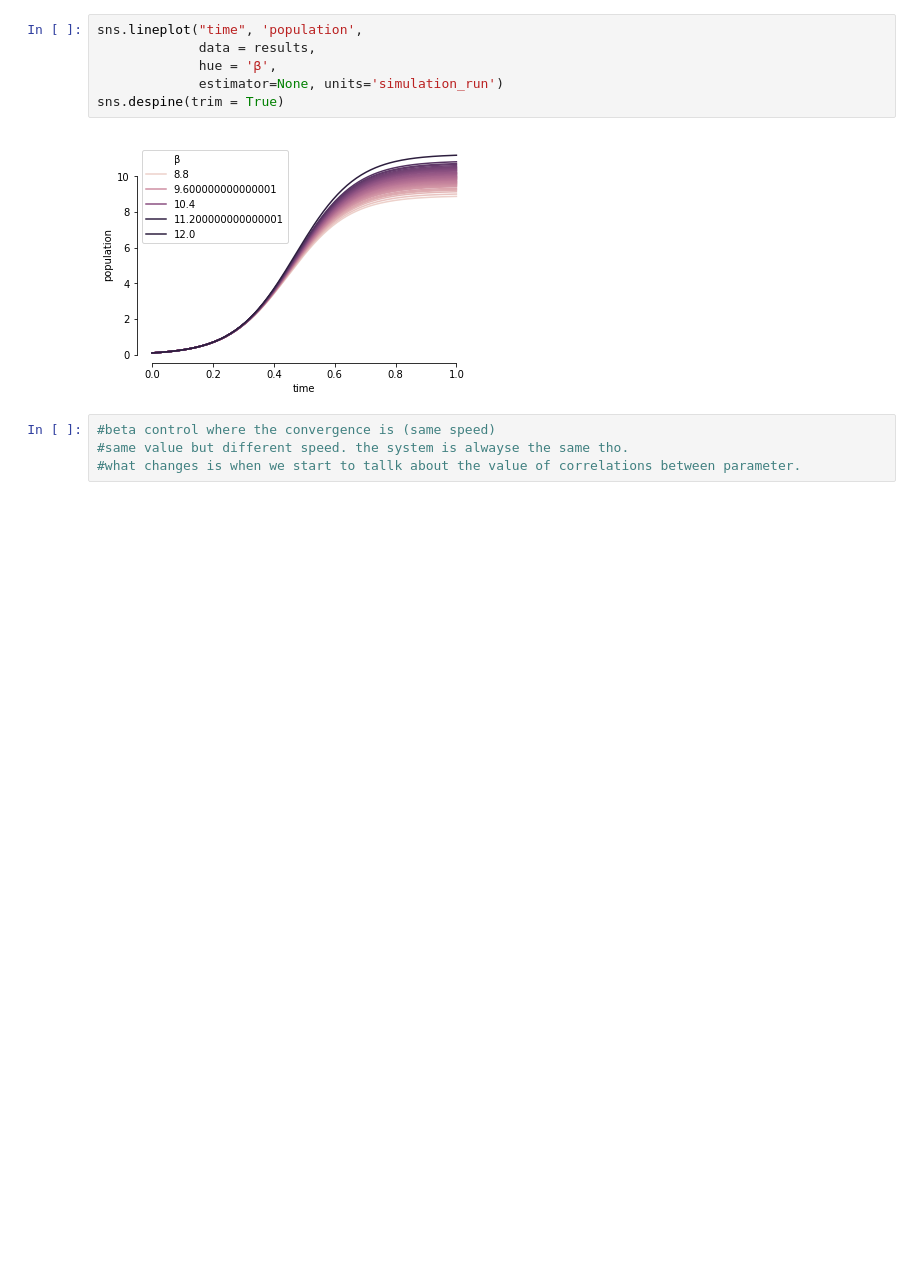
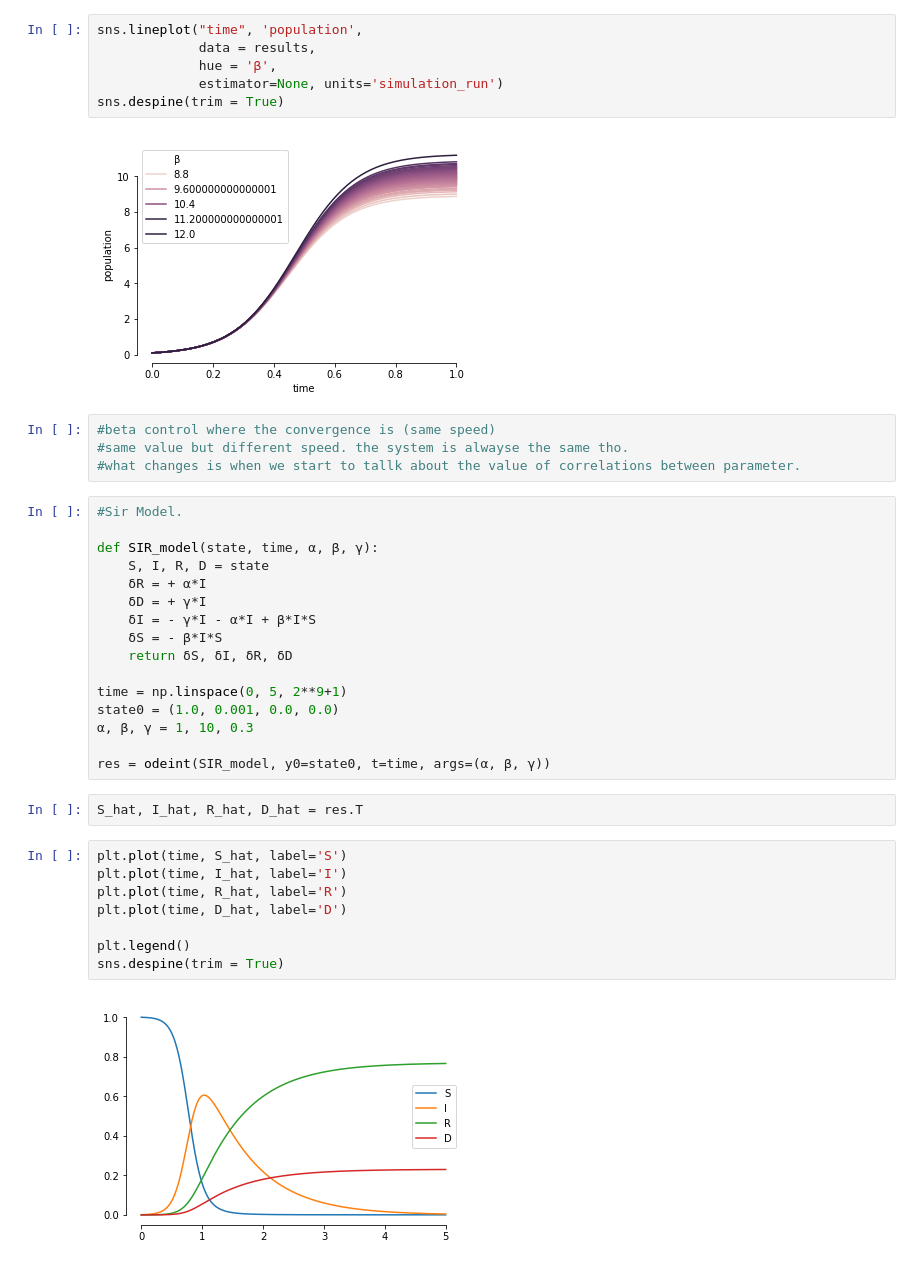
Before and after one commit to Mat092/laboratory-, a Jupyter notebook: ODE_integration.ipynb, the cells around one changed output. Drawn from its saved outputs; the diff is of its cells as text; blank space fills up the shorter version.

```diff
--- a/ODE_integration.ipynb
+++ b/ODE_integration.ipynb
@@ -268,3 +268,31 @@ sns.despine(trim = True)
 #beta control where the convergence is (same speed)
 #same value but different speed. the system is alwayse the same tho.
 #what changes is when we start to tallk about the value of correlations between parameter.
+# %%
+#Sir Model.
+
+def SIR_model(state, time, α, β, γ):
+    S, I, R, D = state
+    δR = + α*I
+    δD = + γ*I
+    δI = - γ*I - α*I + β*I*S
+    δS = - β*I*S
+    return δS, δI, δR, δD
+
+time = np.linspace(0, 5, 2**9+1)
+state0 = (1.0, 0.001, 0.0, 0.0)
+α, β, γ = 1, 10, 0.3
+
+res = odeint(SIR_model, y0=state0, t=time, args=(α, β, γ))
+# %%
+S_hat, I_hat, R_hat, D_hat = res.T
+# %%
+plt.plot(time, S_hat, label='S')
+plt.plot(time, I_hat, label='I')
+plt.plot(time, R_hat, label='R')
+plt.plot(time, D_hat, label='D')
+
+plt.legend()
+sns.despine(trim = True)
+# %% [output]
+[figure, added]
```
Also changed, not shown: parts of 13 cells of this notebook.
